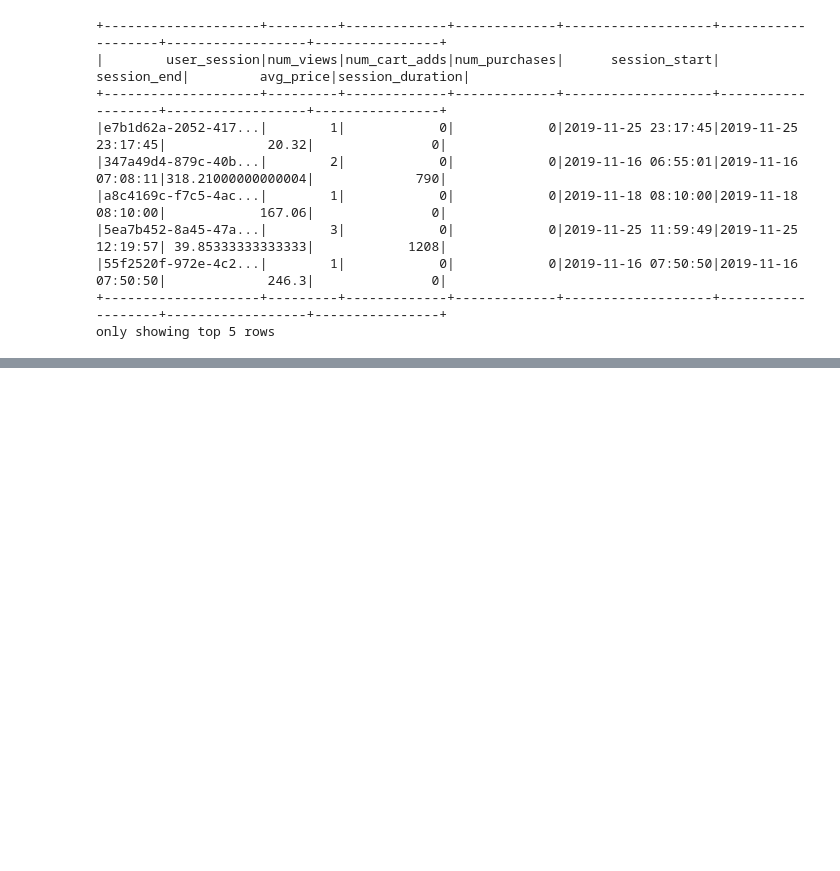
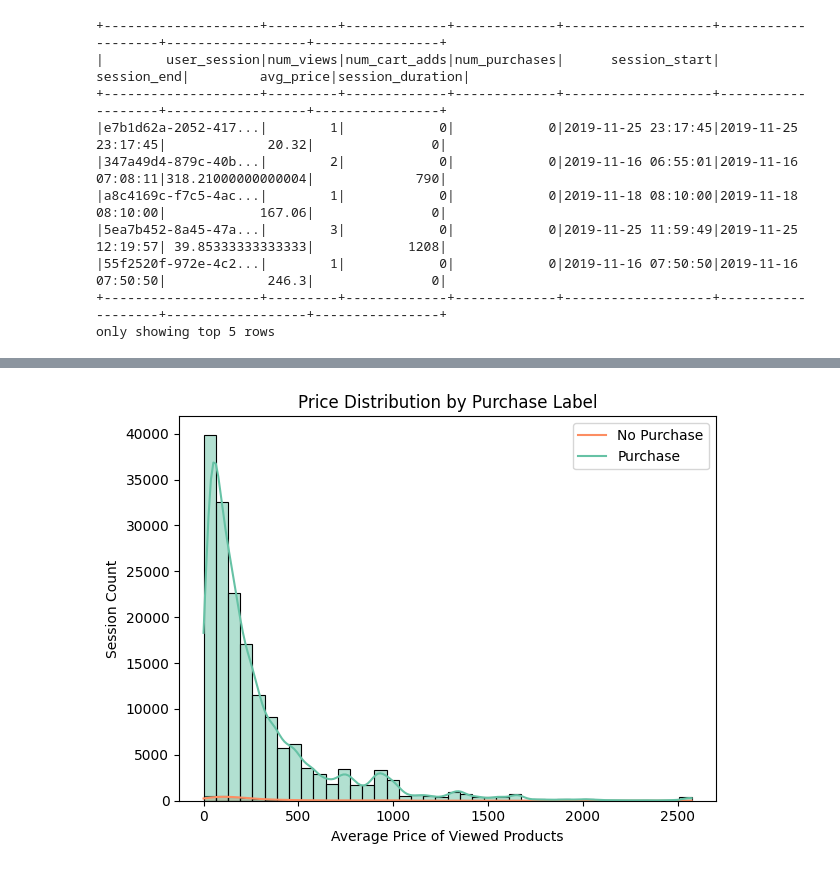
Before and after one commit to shivamAmrutia/ecomm-bigdata-project, a Jupyter notebook: notebooks/exploration1.ipynb, the cells around one changed output, grey strips where cells are left out. Saved outputs shown, nothing was run; the diff lists cells and outputs as text; code cells hidden in the pictures; blank space fills up the shorter version.

```diff
--- a/notebooks/exploration1.ipynb
+++ b/notebooks/exploration1.ipynb
@@ -161,0 +269,11 @@ best_model_outputs = pick_best_model_from_grid(results_csv_path, base_rf_dir)
+# %%
+sns.histplot(data=df_mongo, x="avg_price", hue="label", bins=40, kde=True, palette="Set2")
+plt.title("Price Distribution by Purchase Label")
+plt.xlabel("Average Price of Viewed Products")
+plt.ylabel("Session Count")
+plt.legend(["No Purchase", "Purchase"])
+plt.tight_layout()
+plt.savefig("../output/figures/price_vs_purchase.png")
+plt.show()
+# %% [output]
+[figure, added]
```
Also changed, not shown: parts of 15 cells of this notebook, 6 other files.
